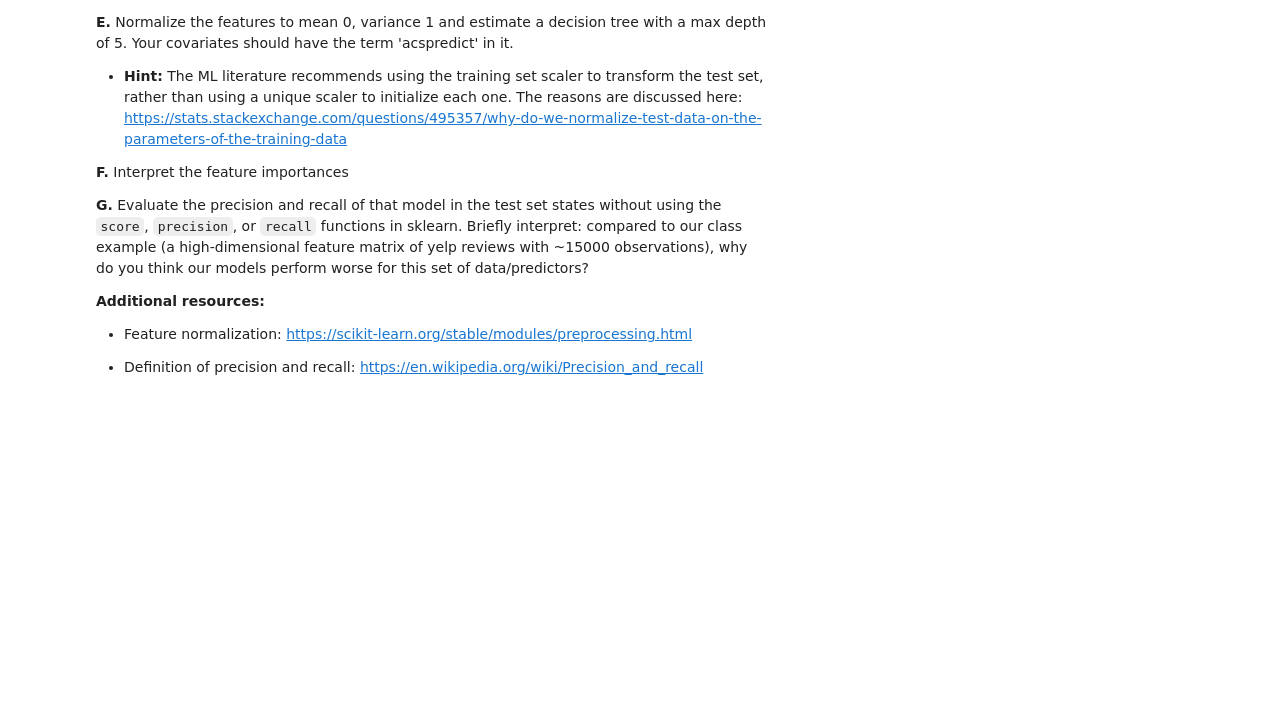
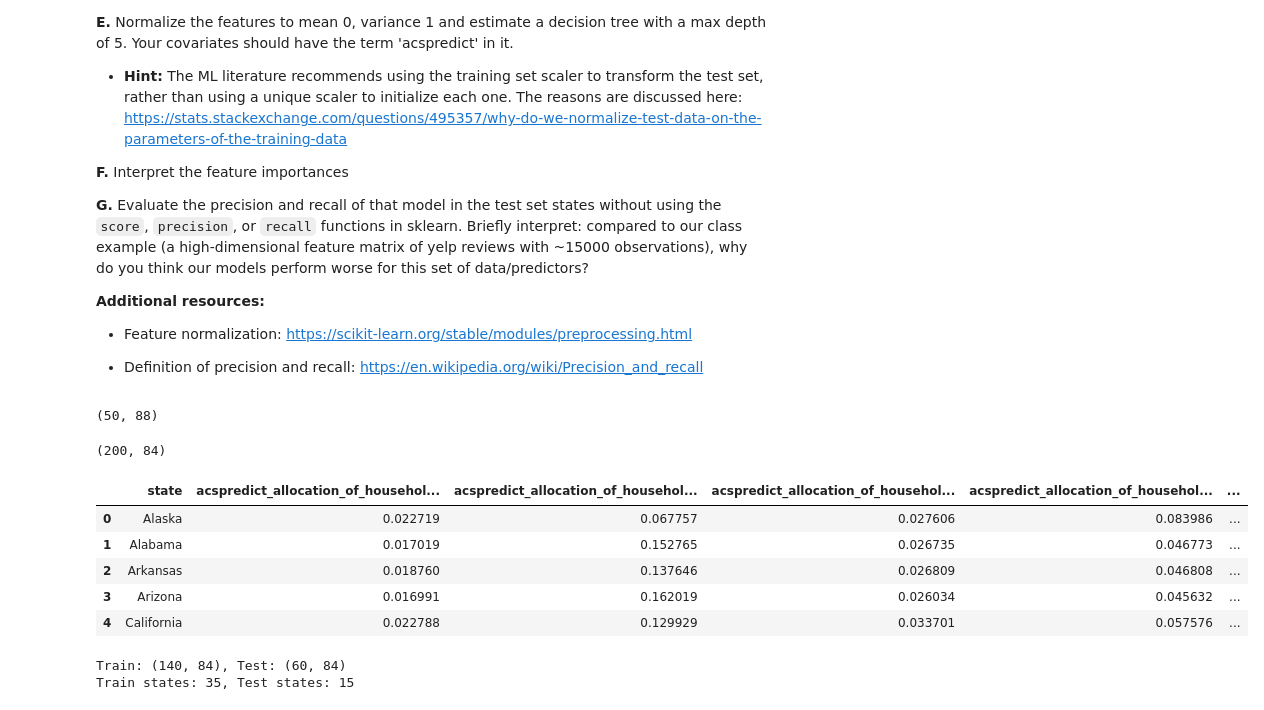
Before and after one commit to jchou27/qss20, a Jupyter notebook: problemsets/pset8/pset8_F006VHC.ipynb, the cells around one changed output. Drawn from its saved outputs; the diff is of its cells as text; code cells hidden in the pictures; blank space fills up the shorter version.

```diff
--- a/problemsets/pset8/pset8_F006VHC.ipynb
+++ b/problemsets/pset8/pset8_F006VHC.ipynb
@@ -102,3 +194,4 @@ Documentation: https://numpy.org/doc/stable/reference/generated/numpy.corrcoef.h
 - Definition of precision and recall: https://en.wikipedia.org/wiki/Precision_and_recall
 # %%
 # A. your code here to load data
+df = pd.read_pickle('../../public_data/acs_wmath.pkl')
@@ -116,0 +198,58 @@ Documentation: https://numpy.org/doc/stable/reference/generated/numpy.corrcoef.h
+# %%
+# B. your code here to construct binary indicators for male higher
+years = [2013, 2015, 2017, 2019]
+for year in years:
+    df[f'outcome_male_higher_female_{year}'] = (
+        (df[f'math_male_{year}'] > df[f'math_female_{year}']).astype(int)
+    )
+
+# Remove all raw math score columns
+df = df.loc[:, ~df.columns.str.contains('math')]
+df.shape
+# %% [output]
+(50, 88)
+# %%
+# C. your code here to melt data
+# id_vars: state + all acspredict columns (these repeat across years)
+# value_vars: the 4 outcome columns (one per year)
+acspredict_cols = [c for c in df.columns if 'acspredict' in c]
+outcome_cols = [f'outcome_male_higher_female_{yr}' for yr in years]
+id_vars = ['state'] + acspredict_cols
+
+df_long = df.melt(
+    id_vars=id_vars,
+    value_vars=outcome_cols,
+    var_name='year',
+    value_name='outcome_male_higher_female'
+)
+
+# Extract numeric year from variable name string
+df_long['year'] = df_long['year'].str.extract(r'(\d{4})').astype(int)
+
+print(df_long.shape)  # should be (200, 84)
+df_long.head()
+# %% [output]
+(200, 84)
+|  | state | acspredict_allocation_of_househol... | acspredict_allocation_of_househol... | acspredict_allocation_of_househol... | acspredict_allocation_of_househol... | ... |
+| 0 | Alaska | 0.022719 | 0.067757 | 0.027606 | 0.083986 | ... |
+| 1 | Alabama | 0.017019 | 0.152765 | 0.026735 | 0.046773 | ... |
+| 2 | Arkansas | 0.018760 | 0.137646 | 0.026809 | 0.046808 | ... |
+| 3 | Arizona | 0.016991 | 0.162019 | 0.026034 | 0.045632 | ... |
+| 4 | California | 0.022788 | 0.129929 | 0.033701 | 0.057576 | ... |
+# %%
+# D. your code here for train/test split
+# Split at state level: all years for a state go into the same split
+random.seed(42)
+states = list(df_long['state'].unique())
+random.shuffle(states)
+train_states = states[:35]
+test_states  = states[35:]
+
+train = df_long[df_long['state'].isin(train_states)]
+test  = df_long[df_long['state'].isin(test_states)]
+
+print(f"Train: {train.shape}, Test: {test.shape}")
+print(f"Train states: {len(train_states)}, Test states: {len(test_states)}")
+# %% [output]
+Train: (140, 84), Test: (60, 84)
+Train states: 35, Test states: 15
```
Also changed, not shown: parts of 14 cells of this notebook.
